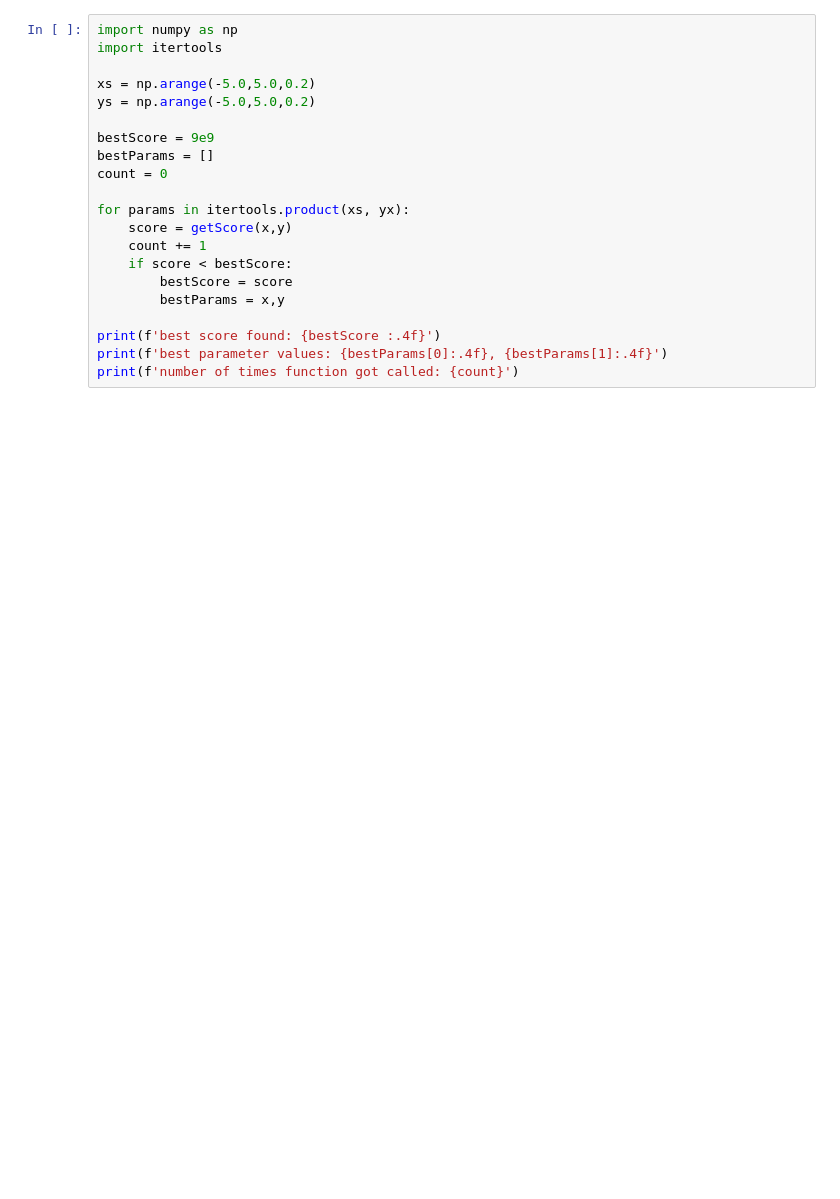
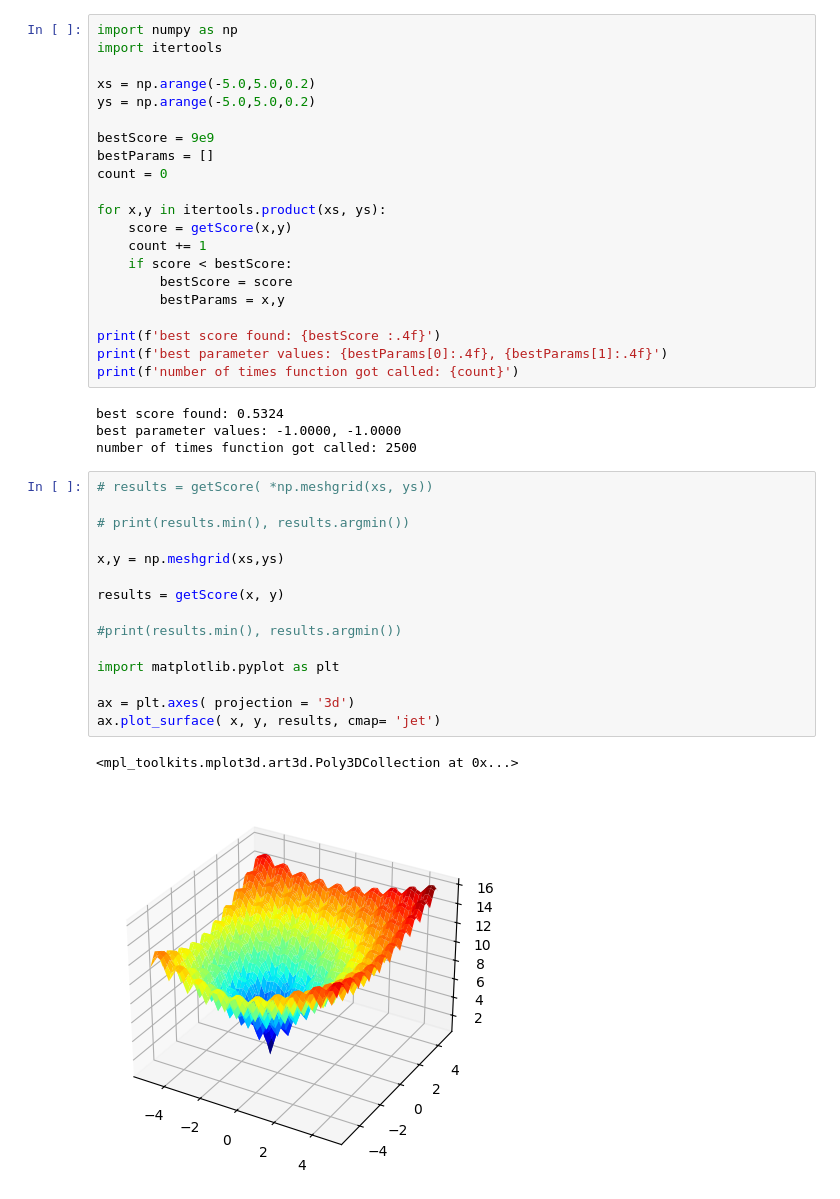
Before and after one commit to Khagendra01/Python-MLL, a Jupyter notebook: lab10.ipynb, the cells around one changed output. Drawn from its saved outputs; the diff is of its cells as text; blank space fills up the shorter version.

```diff
--- a/lab10.ipynb
+++ b/lab10.ipynb
@@ -43,7 +32,7 @@ bestScore = 9e9
 bestParams = []
 count = 0
 
-for params in itertools.product(xs, yx):
+for x,y in itertools.product(xs, ys):
     score = getScore(x,y)
     count += 1
     if score < bestScore:
@@ -53,3 +42,25 @@ for params in itertools.product(xs, yx):
 print(f'best score found: {bestScore :.4f}')
 print(f'best parameter values: {bestParams[0]:.4f}, {bestParams[1]:.4f}')
 print(f'number of times function got called: {count}')
+# %% [output]
+best score found: 0.5324
+best parameter values: -1.0000, -1.0000
+number of times function got called: 2500
+# %%
+# results = getScore( *np.meshgrid(xs, ys))
+
+# print(results.min(), results.argmin())
+
+x,y = np.meshgrid(xs,ys)
+
+results = getScore(x, y)
+
+#print(results.min(), results.argmin())
+
+import matplotlib.pyplot as plt
+
+ax = plt.axes( projection = '3d')
+ax.plot_surface( x, y, results, cmap= 'jet')
+# %% [output]
+<mpl_toolkits.mplot3d.art3d.Poly3DCollection at 0x...>
+[figure, added]
```
Also changed, not shown: parts of 3 cells of this notebook.
